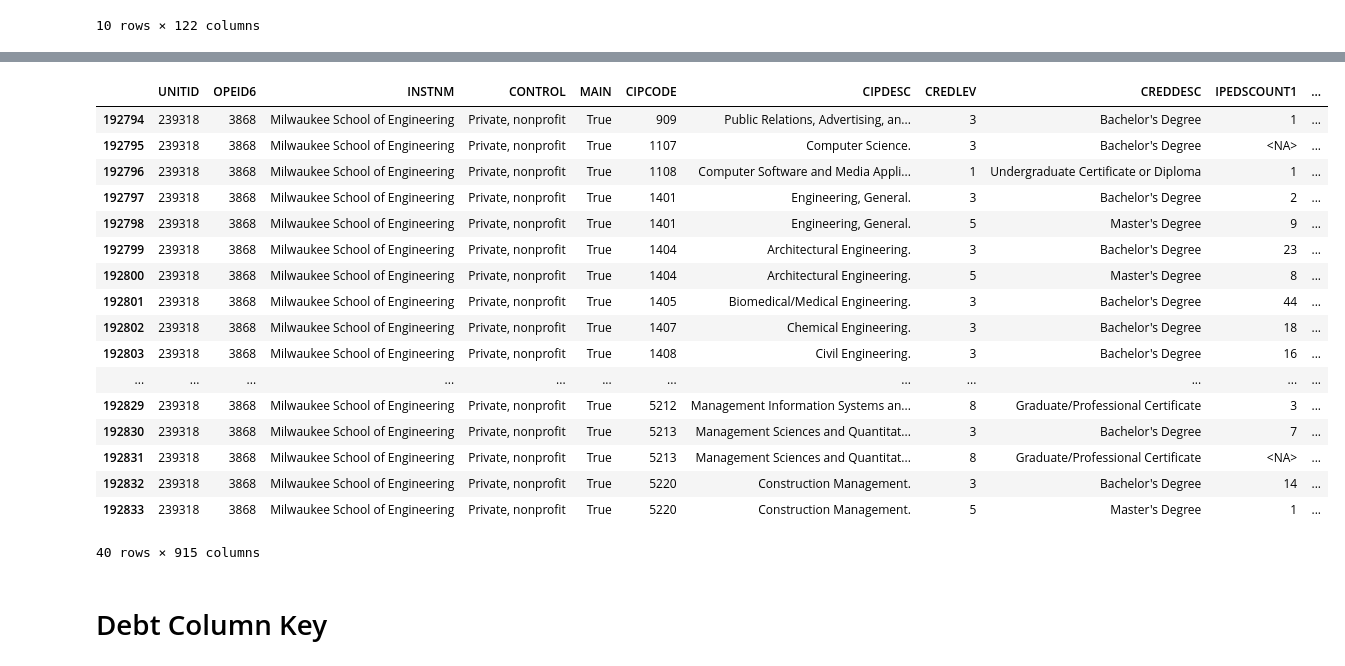
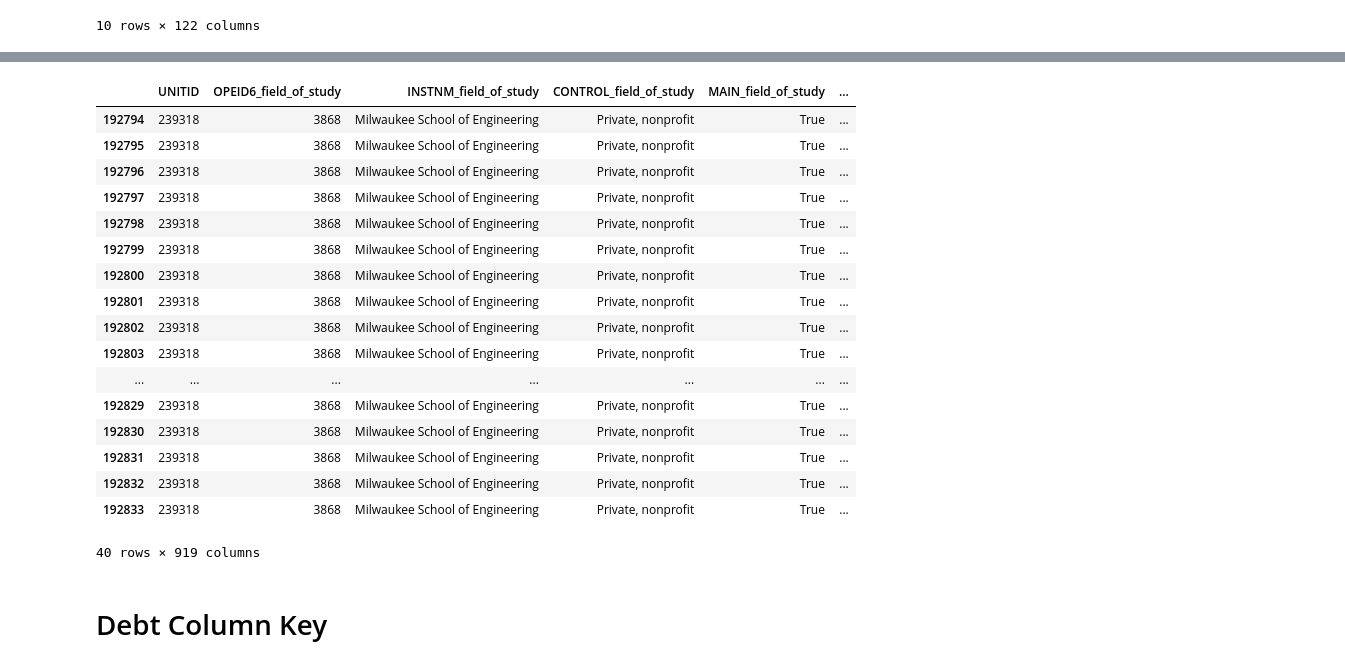
Before and after one commit to pmarshall7516/college-scorecard-analysis, a Jupyter notebook: main.ipynb, the cells around one changed output, grey strips where cells are left out. Saved outputs shown, nothing was run; the diff lists cells and outputs as text; code cells hidden in the pictures.

```diff
--- a/main.ipynb
+++ b/main.ipynb
@@ -92,0 +74,8 @@ joined_college_scorecard
+# %%
+joined_college_scorecard = (
+    college_scorecard_field_of_study.join(other=college_scorecard_institution, on="UNITID",
+                                          how="left", lsuffix="_field_of_study",
+                                          rsuffix="_institution", validate="many_to_one").astype(
+        {"UNITID": "object", "OPEID6_field_of_study": "object",
+         "OPEID6_institution": "object", "OPEID": "object"}))
+joined_college_scorecard
@@ -116,24 +134,25 @@ MAIN
 # %%
-joined_college_scorecard[joined_college_scorecard["INSTNM"] == "Milwaukee School of Engineering"]
+joined_college_scorecard[
+    joined_college_scorecard["INSTNM_field_of_study"] == "Milwaukee School of Engineering"]
 # %% [output]
-|  | UNITID | OPEID6 | INSTNM | CONTROL | MAIN | CIPCODE | CIPDESC | CREDLEV | CREDDESC | IPEDSCOUNT1 | ... |
-| 192794 | 239318 | 3868 | Milwaukee School of Engineering | Private, nonprofit | True | 909 | Public Relations, Advertising, an... | 3 | Bachelor's Degree | 1 | ... |
-| 192795 | 239318 | 3868 | Milwaukee School of Engineering | Private, nonprofit | True | 1107 | Computer Science. | 3 | Bachelor's Degree | <NA> | ... |
-| 192796 | 239318 | 3868 | Milwaukee School of Engineering | Private, nonprofit | True | 1108 | Computer Software and Media Appli... | 1 | Undergraduate Certificate or Diploma | 1 | ... |
-| 192797 | 239318 | 3868 | Milwaukee School of Engineering | Private, nonprofit | True | 1401 | Engineering, General. | 3 | Bachelor's Degree | 2 | ... |
-| 192798 | 239318 | 3868 | Milwaukee School of Engineering | Private, nonprofit | True | 1401 | Engineering, General. | 5 | Master's Degree | 9 | ... |
-| 192799 | 239318 | 3868 | Milwaukee School of Engineering | Private, nonprofit | True | 1404 | Architectural Engineering. | 3 | Bachelor's Degree | 23 | ... |
-| 192800 | 239318 | 3868 | Milwaukee School of Engineering | Private, nonprofit | True | 1404 | Architectural Engineering. | 5 | Master's Degree | 8 | ... |
-| 192801 | 239318 | 3868 | Milwaukee School of Engineering | Private, nonprofit | True | 1405 | Biomedical/Medical Engineering. | 3 | Bachelor's Degree | 44 | ... |
-| 192802 | 239318 | 3868 | Milwaukee School of Engineering | Private, nonprofit | True | 1407 | Chemical Engineering. | 3 | Bachelor's Degree | 18 | ... |
-| 192803 | 239318 | 3868 | Milwaukee School of Engineering | Private, nonprofit | True | 1408 | Civil Engineering. | 3 | Bachelor's Degree | 16 | ... |
-| ... | ... | ... | ... | ... | ... | ... | ... | ... | ... | ... | ... |
-| 192829 | 239318 | 3868 | Milwaukee School of Engineering | Private, nonprofit | True | 5212 | Management Information Systems an... | 8 | Graduate/Professional Certificate | 3 | ... |
-| 192830 | 239318 | 3868 | Milwaukee School of Engineering | Private, nonprofit | True | 5213 | Management Sciences and Quantitat... | 3 | Bachelor's Degree | 7 | ... |
-| 192831 | 239318 | 3868 | Milwaukee School of Engineering | Private, nonprofit | True | 5213 | Management Sciences and Quantitat... | 8 | Graduate/Professional Certificate | <NA> | ... |
-| 192832 | 239318 | 3868 | Milwaukee School of Engineering | Private, nonprofit | True | 5220 | Construction Management. | 3 | Bachelor's Degree | 14 | ... |
-| 192833 | 239318 | 3868 | Milwaukee School of Engineering | Private, nonprofit | True | 5220 | Construction Management. | 5 | Master's Degree | 1 | ... |
+|  | UNITID | OPEID6_field_of_study | INSTNM_field_of_study | CONTROL_field_of_study | MAIN_field_of_study | ... |
+| 192794 | 239318 | 3868 | Milwaukee School of Engineering | Private, nonprofit | True | ... |
+| 192795 | 239318 | 3868 | Milwaukee School of Engineering | Private, nonprofit | True | ... |
+| 192796 | 239318 | 3868 | Milwaukee School of Engineering | Private, nonprofit | True | ... |
+| 192797 | 239318 | 3868 | Milwaukee School of Engineering | Private, nonprofit | True | ... |
+| 192798 | 239318 | 3868 | Milwaukee School of Engineering | Private, nonprofit | True | ... |
+| 192799 | 239318 | 3868 | Milwaukee School of Engineering | Private, nonprofit | True | ... |
+| 192800 | 239318 | 3868 | Milwaukee School of Engineering | Private, nonprofit | True | ... |
+| 192801 | 239318 | 3868 | Milwaukee School of Engineering | Private, nonprofit | True | ... |
+| 192802 | 239318 | 3868 | Milwaukee School of Engineering | Private, nonprofit | True | ... |
+| 192803 | 239318 | 3868 | Milwaukee School of Engineering | Private, nonprofit | True | ... |
+| ... | ... | ... | ... | ... | ... | ... |
+| 192829 | 239318 | 3868 | Milwaukee School of Engineering | Private, nonprofit | True | ... |
+| 192830 | 239318 | 3868 | Milwaukee School of Engineering | Private, nonprofit | True | ... |
+| 192831 | 239318 | 3868 | Milwaukee School of Engineering | Private, nonprofit | True | ... |
+| 192832 | 239318 | 3868 | Milwaukee School of Engineering | Private, nonprofit | True | ... |
+| 192833 | 239318 | 3868 | Milwaukee School of Engineering | Private, nonprofit | True | ... |
-40 rows × 915 columns
+40 rows × 919 columns
 # %% [markdown]
 # Debt Column Key
 # %% [markdown]
```
Also changed, not shown: parts of 8 cells of this notebook.
